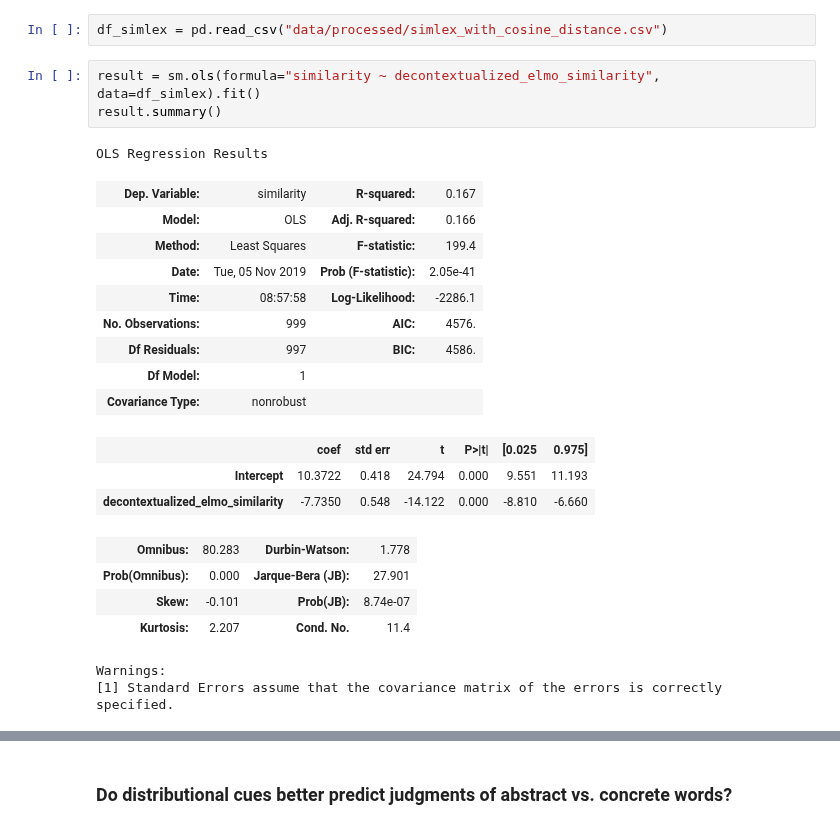
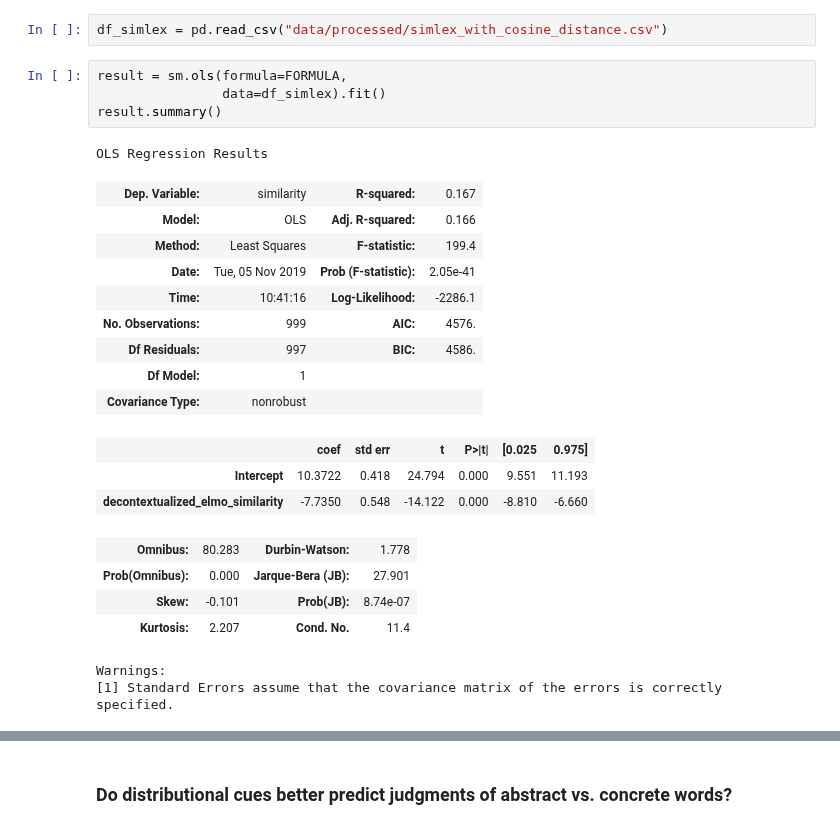
Before and after one commit to seantrott/abstract_concrete, a Jupyter notebook: abstract_concrete.ipynb, the cells around one changed output, grey strips where cells are left out. Cells and saved outputs as stored; diff of their text form.

```diff
--- a/abstract_concrete.ipynb
+++ b/abstract_concrete.ipynb
@@ -536,15 +580,16 @@ Now we predict similarity judgments with ELMo cosine distances.
 # %%
 df_simlex = pd.read_csv("data/processed/simlex_with_cosine_distance.csv")
 # %%
-result = sm.ols(formula="similarity ~ decontextualized_elmo_similarity", data=df_simlex).fit()
+result = sm.ols(formula=FORMULA,
+                data=df_simlex).fit()
 result.summary()
 # %% [output]
 OLS Regression Results
 | Dep. Variable: | similarity | R-squared: | 0.167 |
 | Model: | OLS | Adj. R-squared: | 0.166 |
 | Method: | Least Squares | F-statistic: | 199.4 |
 | Date: | Tue, 05 Nov 2019 | Prob (F-statistic): | 2.05e-41 |
-| Time: | 08:57:58 | Log-Likelihood: | -2286.1 |
+| Time: | 10:41:16 | Log-Likelihood: | -2286.1 |
 | No. Observations: | 999 | AIC: | 4576. |
 | Df Residuals: | 997 | BIC: | 4586. |
 | Df Model: | 1 |  |  |
```
Also changed, not shown: parts of 54 cells of this notebook, 2 other files.
